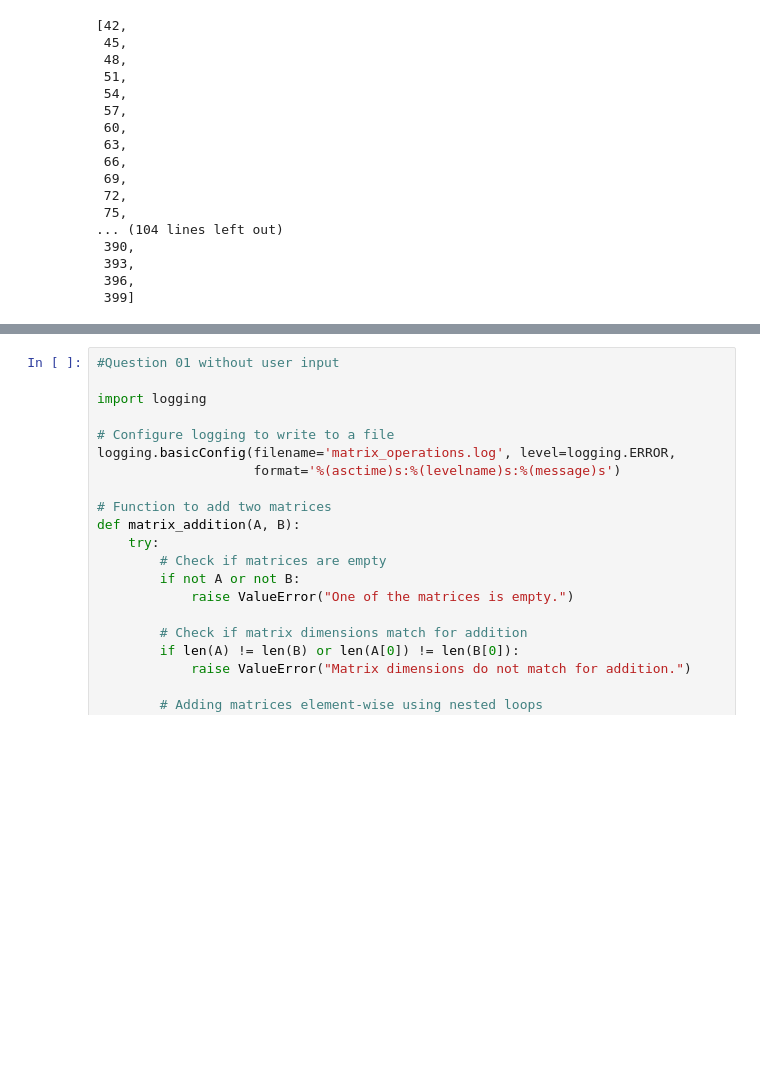
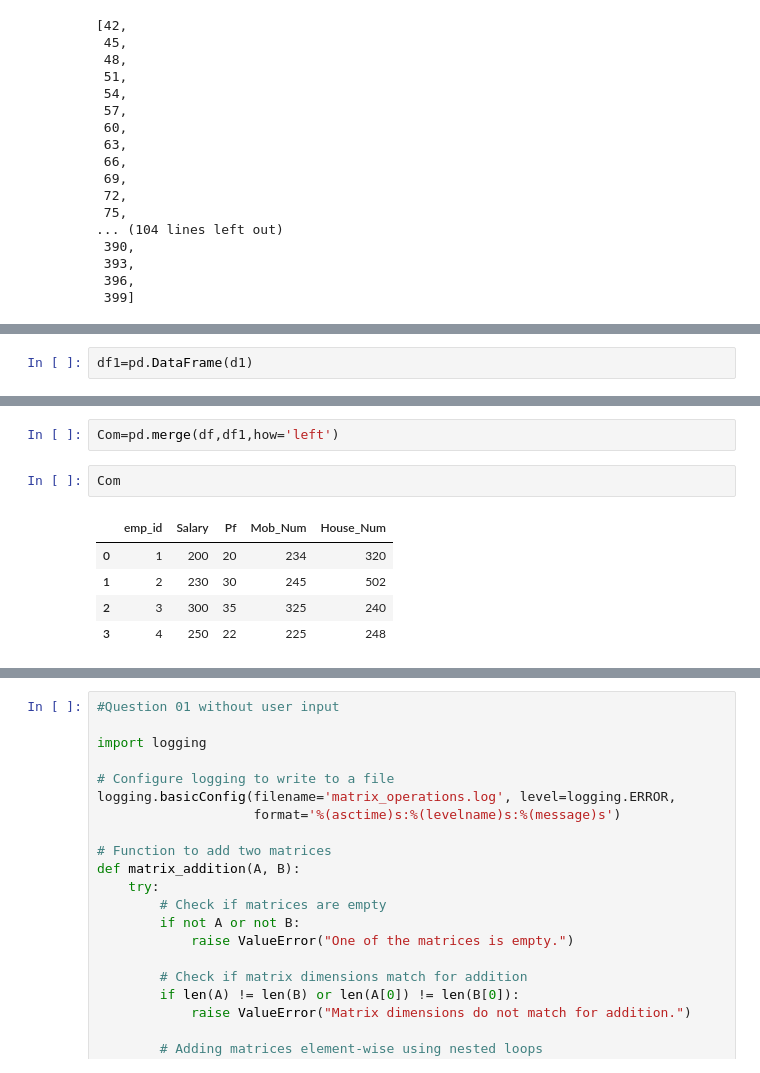
Before and after one commit to sandeepkumar96674/AI-ML-Bootcamp, a Jupyter notebook: Bootcamp.ipynb, the cells around one changed output, grey strips where cells are left out. Drawn from its saved outputs; the diff is of its cells as text; blank space fills up the shorter version.

```diff
--- a/Bootcamp.ipynb
+++ b/Bootcamp.ipynb
@@ -1708,0 +2269,2 @@ l
+# %%
+df1=pd.DataFrame(d1)
@@ -1708,0 +2287,10 @@ l
+# %%
+Com=pd.merge(df,df1,how='left')
+# %%
+Com
+# %% [output]
+|  | emp_id | Salary | Pf | Mob_Num | House_Num |
+| 0 | 1 | 200 | 20 | 234 | 320 |
+| 1 | 2 | 230 | 30 | 245 | 502 |
+| 2 | 3 | 300 | 35 | 325 | 240 |
+| 3 | 4 | 250 | 22 | 225 | 248 |
```
Also changed, not shown: parts of 105 cells of this notebook, 3 other files.
